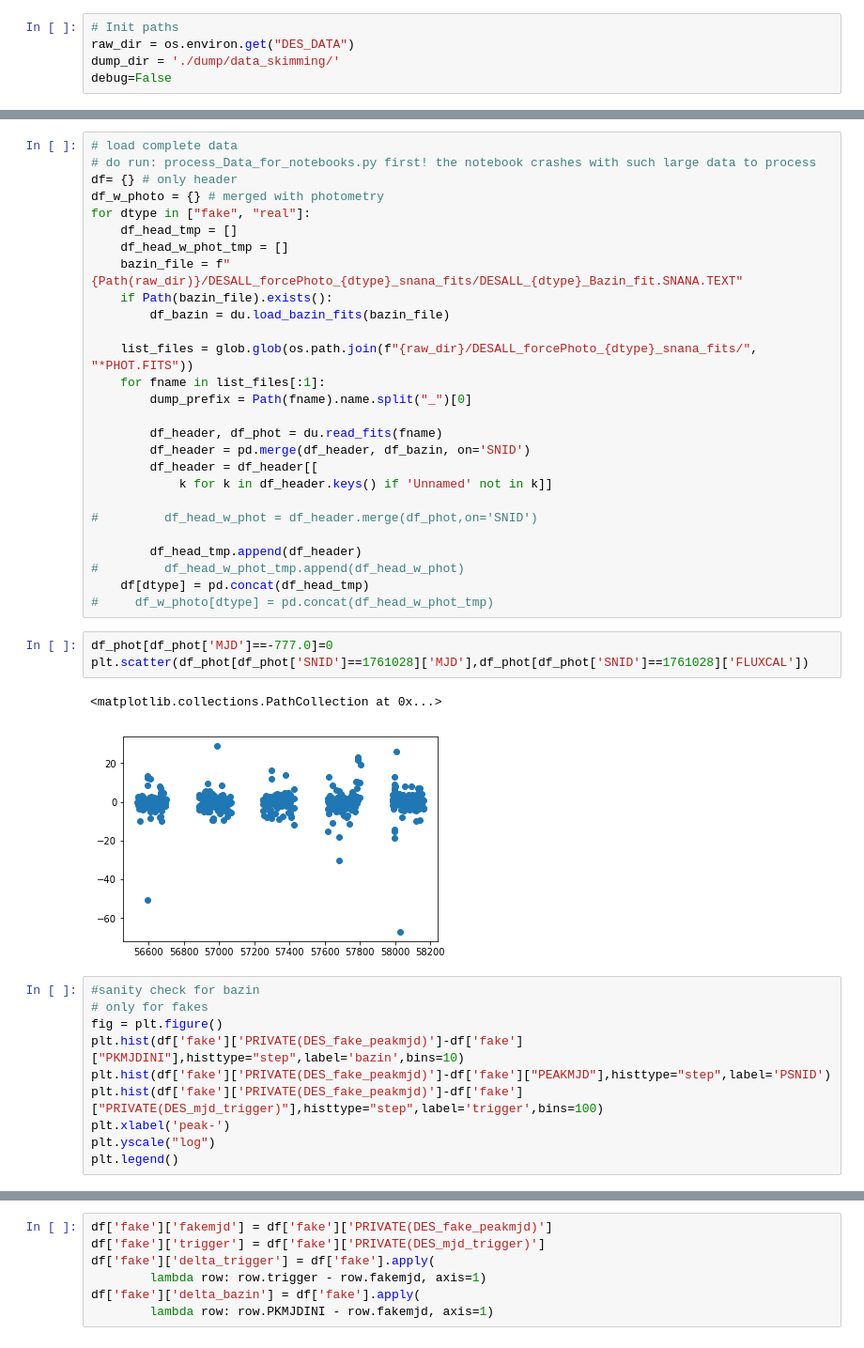
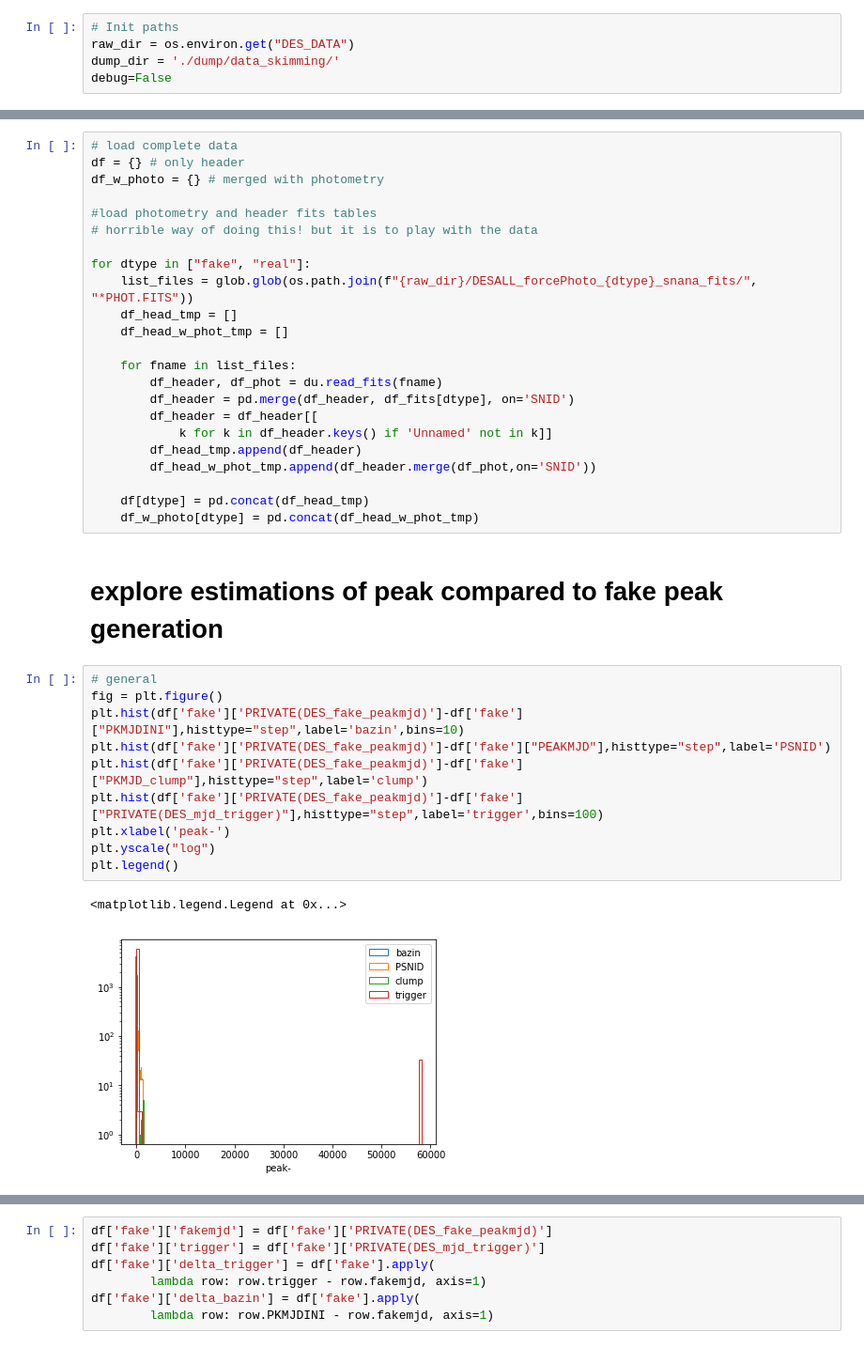
Before and after one commit to supernnova/DES_SNN, a Jupyter notebook: notebooks/time_window_exploration.ipynb, the cells around one changed output, grey strips where cells are left out. Shown at 94% size. Drawn from its saved outputs; the diff is of its cells as text.

Commit message:
clean notebooks with exploration

```diff
--- a/notebooks/bazin_window_exploration.ipynb
+++ b/notebooks/time_window_exploration.ipynb
@@ -16,43 +46,38 @@ debug=False
 # %%
 # load complete data
-# do run: process_Data_for_notebooks.py first! the notebook crashes with such large data to process
-df= {} # only header
+df = {} # only header
 df_w_photo = {} # merged with photometry
+
+#load photometry and header fits tables
+# horrible way of doing this! but it is to play with the data
+
 for dtype in ["fake", "real"]:
+    list_files = glob.glob(os.path.join(f"{raw_dir}/DESALL_forcePhoto_{dtype}_snana_fits/", "*PHOT.FITS"))
     df_head_tmp = []
     df_head_w_phot_tmp = []
-    bazin_file = f"{Path(raw_dir)}/DESALL_forcePhoto_{dtype}_snana_fits/DESALL_{dtype}_Bazin_fit.SNANA.TEXT"
-    if Path(bazin_file).exists():
-        df_bazin = du.load_bazin_fits(bazin_file)
 
-    list_files = glob.glob(os.path.join(f"{raw_dir}/DESALL_forcePhoto_{dtype}_snana_fits/", "*PHOT.FITS"))
-    for fname in list_files[:1]:
-        dump_prefix = Path(fname).name.split("_")[0]
-
+    for fname in list_files:
         df_header, df_phot = du.read_fits(fname)
-        df_header = pd.merge(df_header, df_bazin, on='SNID')
+        df_header = pd.merge(df_header, df_fits[dtype], on='SNID')
         df_header = df_header[[
             k for k in df_header.keys() if 'Unnamed' not in k]]
+        df_head_tmp.append(df_header)
+        df_head_w_phot_tmp.append(df_header.merge(df_phot,on='SNID'))
 
-#         df_head_w_phot = df_header.merge(df_phot,on='SNID')
-
-        df_head_tmp.append(df_header)
-#         df_head_w_phot_tmp.append(df_head_w_phot)
     df[dtype] = pd.concat(df_head_tmp)
-#     df_w_photo[dtype] = pd.concat(df_head_w_phot_tmp)
+    df_w_photo[dtype] = pd.concat(df_head_w_phot_tmp)
-# %%
-df_phot[df_phot['MJD']==-777.0]=0
-plt.scatter(df_phot[df_phot['SNID']==1761028]['MJD'],df_phot[df_phot['SNID']==1761028]['FLUXCAL'])
-# %% [output]
-<matplotlib.collections.PathCollection at 0x...>
-[figure, removed]
+# %% [markdown]
+# explore estimations of peak compared to fake peak generation
 # %%
-#sanity check for bazin
-# only for fakes
+# general
 fig = plt.figure()
 plt.hist(df['fake']['PRIVATE(DES_fake_peakmjd)']-df['fake']["PKMJDINI"],histtype="step",label='bazin',bins=10)
 plt.hist(df['fake']['PRIVATE(DES_fake_peakmjd)']-df['fake']["PEAKMJD"],histtype="step",label='PSNID')
+plt.hist(df['fake']['PRIVATE(DES_fake_peakmjd)']-df['fake']["PKMJD_clump"],histtype="step",label='clump')
 plt.hist(df['fake']['PRIVATE(DES_fake_peakmjd)']-df['fake']["PRIVATE(DES_mjd_trigger)"],histtype="step",label='trigger',bins=100)
 plt.xlabel('peak-')
 plt.yscale("log")
 plt.legend()
+# %% [output]
+<matplotlib.legend.Legend at 0x...>
+[figure, added]
```
Also changed, not shown: parts of 10 cells of this notebook, 4 other files.
